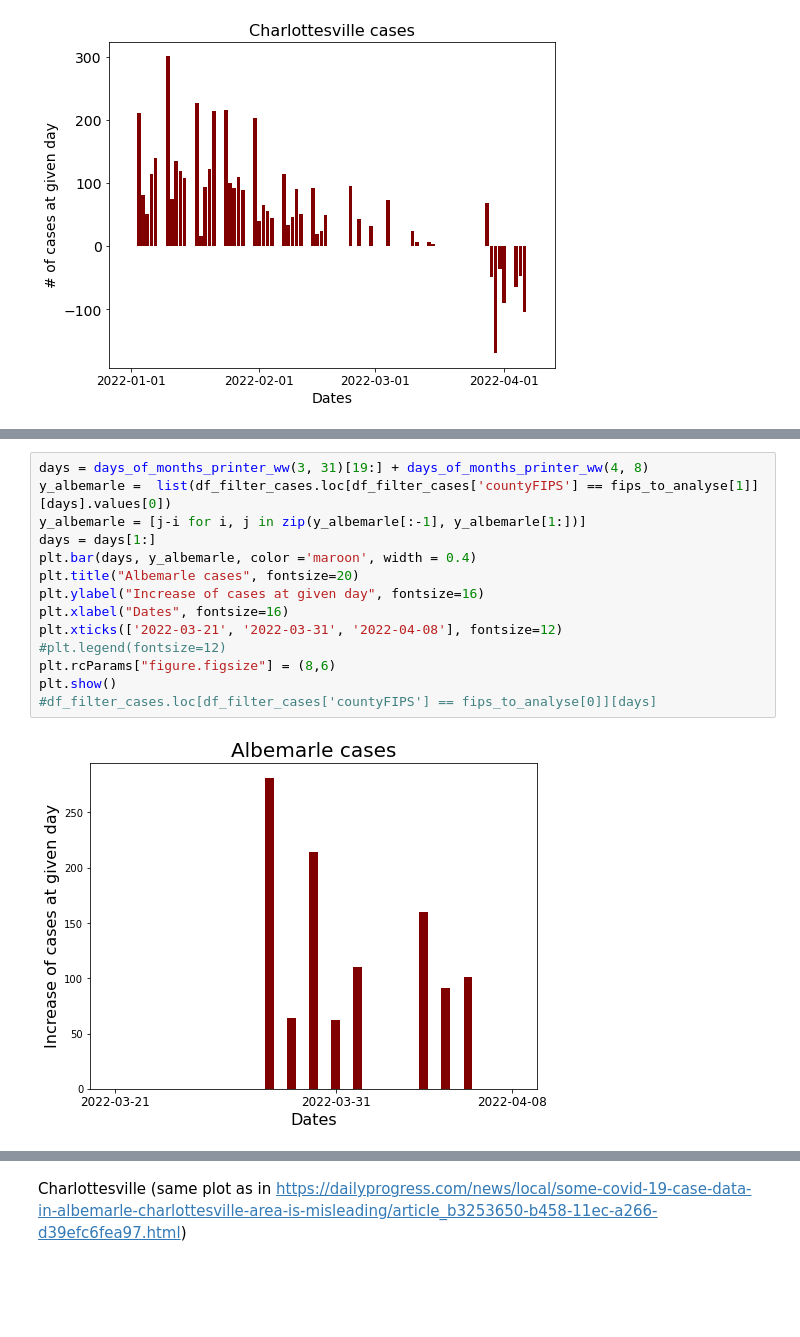
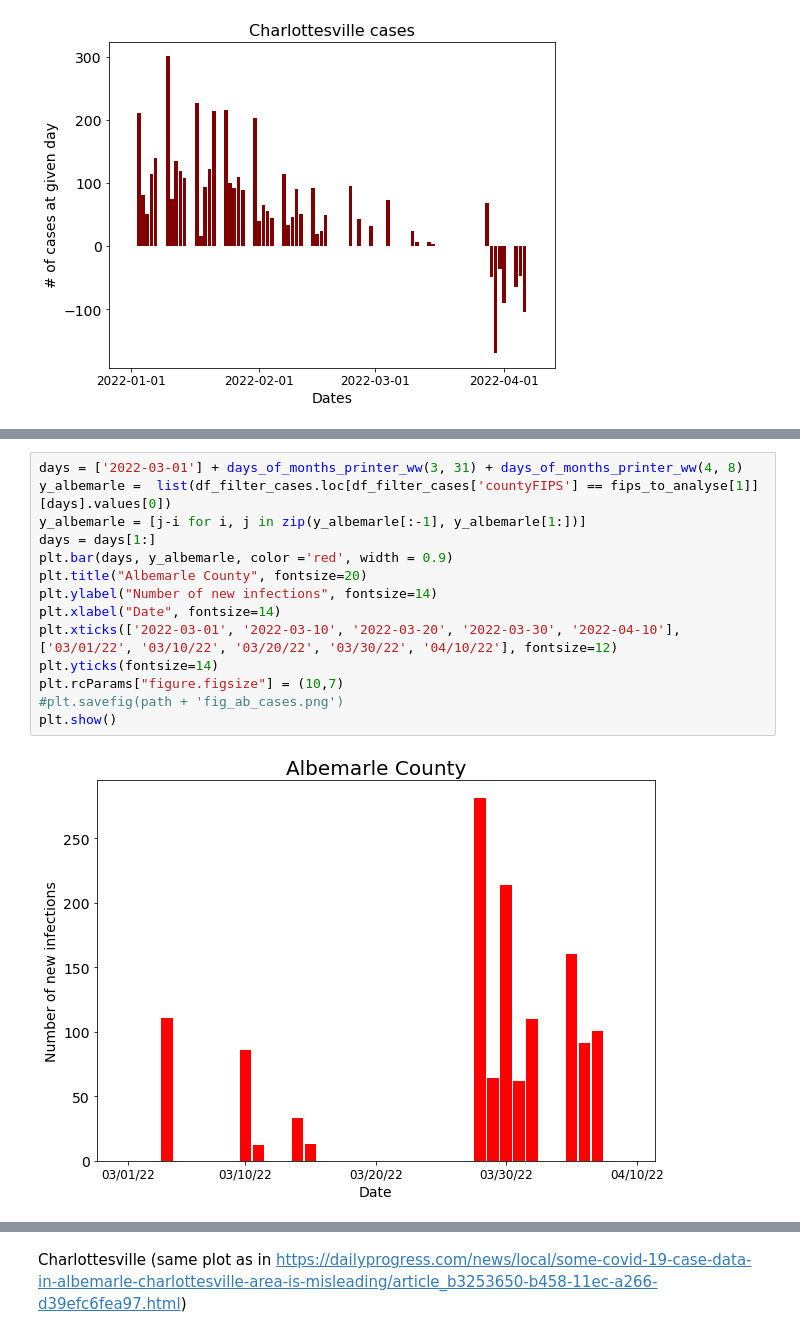
Before and after one commit to dzoanka/Covid19-cases-deaths-against-vax-in-US-counties, a Jupyter notebook: special_cases.ipynb, the cells around one changed output, grey strips where cells are left out. Cells and saved outputs as stored; diff of their text form; blank space fills up the shorter version.

```diff
--- a/special_cases.ipynb
+++ b/special_cases.ipynb
@@ -273,19 +276,19 @@ plt.show()
 # %%
-days = days_of_months_printer_ww(3, 31)[19:] + days_of_months_printer_ww(4, 8)
+days = ['2022-03-01'] + days_of_months_printer_ww(3, 31) + days_of_months_printer_ww(4, 8)
 y_albemarle =  list(df_filter_cases.loc[df_filter_cases['countyFIPS'] == fips_to_analyse[1]][days].values[0])
 y_albemarle = [j-i for i, j in zip(y_albemarle[:-1], y_albemarle[1:])]
 days = days[1:]
-plt.bar(days, y_albemarle, color ='maroon', width = 0.4)
-plt.title("Albemarle cases", fontsize=20)
-plt.ylabel("Increase of cases at given day", fontsize=16)
-plt.xlabel("Dates", fontsize=16)
-plt.xticks(['2022-03-21', '2022-03-31', '2022-04-08'], fontsize=12)
-#plt.legend(fontsize=12)
-plt.rcParams["figure.figsize"] = (8,6)
+plt.bar(days, y_albemarle, color ='red', width = 0.9)
+plt.title("Albemarle County", fontsize=20)
+plt.ylabel("Number of new infections", fontsize=14)
+plt.xlabel("Date", fontsize=14)
+plt.xticks(['2022-03-01', '2022-03-10', '2022-03-20', '2022-03-30', '2022-04-10'], ['03/01/22', '03/10/22', '03/20/22', '03/30/22', '04/10/22'], fontsize=12)
+plt.yticks(fontsize=14)
+plt.rcParams["figure.figsize"] = (10,7)
+#plt.savefig(path + 'fig_ab_cases.png')
 plt.show()
-#df_filter_cases.loc[df_filter_cases['countyFIPS'] == fips_to_analyse[0]][days]
 # %% [output]
-[figure, old version]
+[figure, new version]
 # %%
 for idx, f in enumerate(fips_to_analyse):
     population = df_pop.loc[df_pop['countyFIPS'] == f]['population'].values[0]
```
Also changed, not shown: parts of 12 cells of this notebook, 12 other files.
